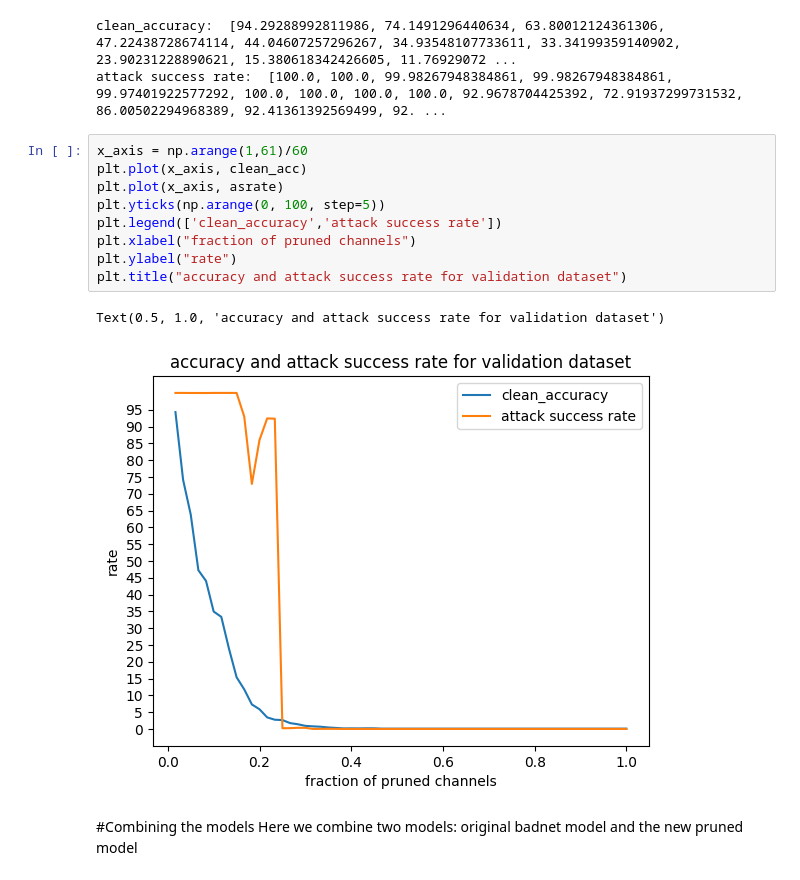
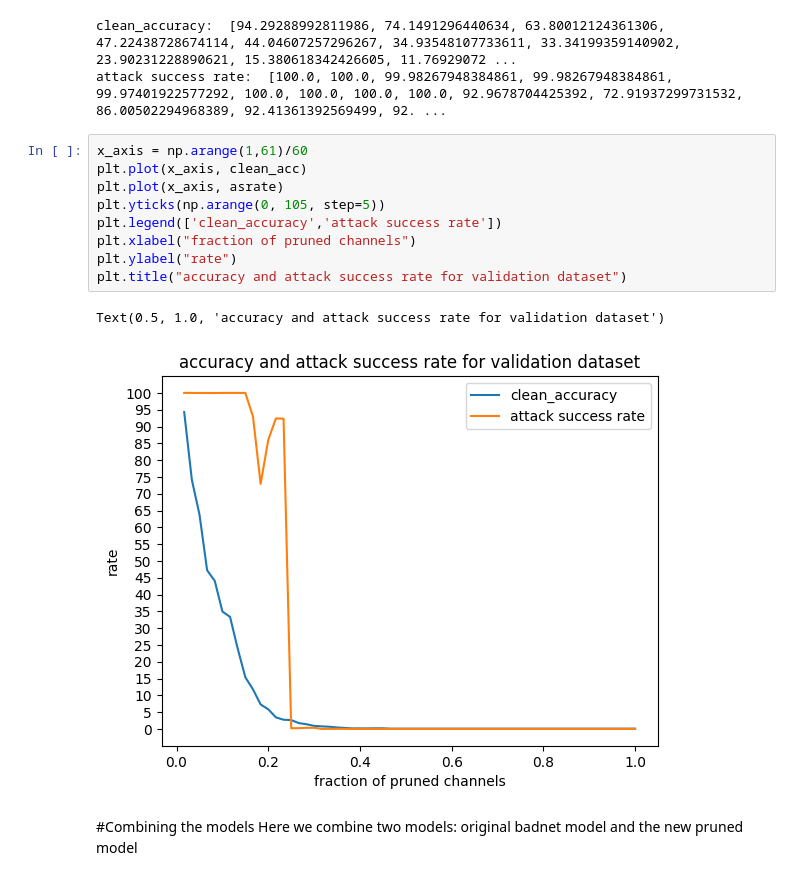
Before and after one commit to akanksha6/ML-Cyber-Security, a Jupyter notebook: MLCyber_Lab4.ipynb, the cells around one changed output. Cells and saved outputs as stored; diff of their text form.

```diff
--- a/MLCyber_Lab4.ipynb
+++ b/MLCyber_Lab4.ipynb
@@ -253,15 +253,15 @@ attack success rate:  [100.0, 100.0, 99.98267948384861, 99.98267948384861, 99.97
 # %%
 x_axis = np.arange(1,61)/60
 plt.plot(x_axis, clean_acc)
 plt.plot(x_axis, asrate)
-plt.yticks(np.arange(0, 100, step=5))
+plt.yticks(np.arange(0, 105, step=5))
 plt.legend(['clean_accuracy','attack success rate'])
 plt.xlabel("fraction of pruned channels")
 plt.ylabel("rate")
 plt.title("accuracy and attack success rate for validation dataset")
 # %% [output]
 Text(0.5, 1.0, 'accuracy and attack success rate for validation dataset')
-[figure, old version]
+[figure, new version]
 # %% [markdown]
 #Combining the models
 Here we combine two models: original badnet model and the new pruned model
```
